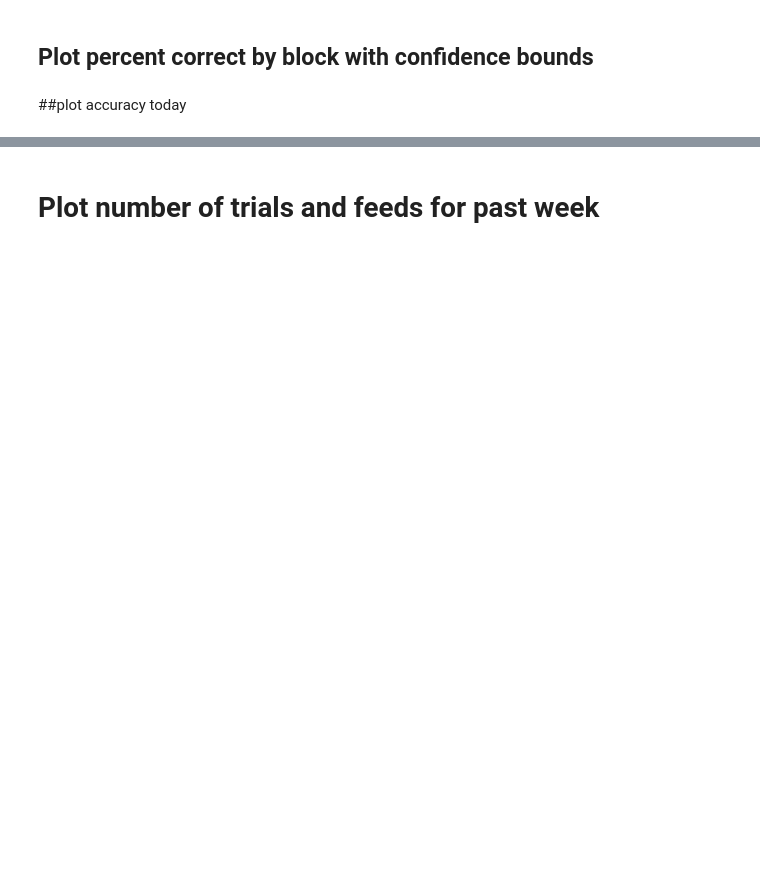
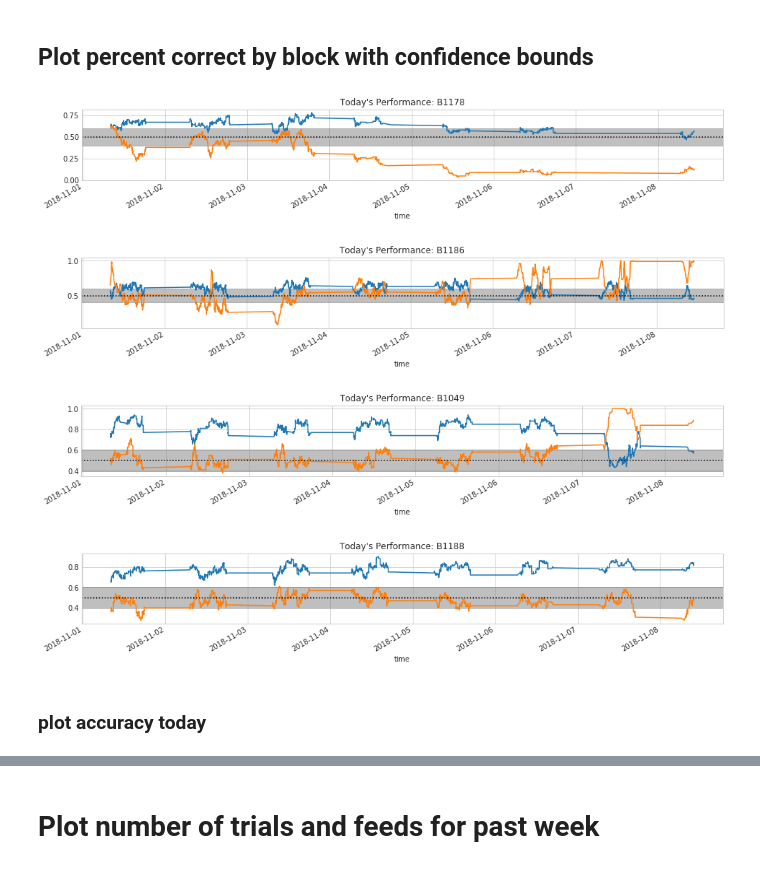
Before and after one commit to gentnerlab/behav-analysis, a Jupyter notebook: notebooks/recent_behavior_analysis.ipynb, the cells around one changed output, grey strips where cells are left out. Drawn from its saved outputs; the diff is of its cells as text; code cells hidden in the pictures; blank space fills up the shorter version.

```diff
--- a/notebooks/recent_behavior_analysis.ipynb
+++ b/notebooks/recent_behavior_analysis.ipynb
@@ -29,8 +38,13 @@ for subj,df in behav_data.items():
 ## Plot percent correct by block with confidence bounds
 # %%
 for subj,df in behav_data.items():
-    behav.plotting.plot_ci_accuracy(subj, df)
+    ci_acc_fig =  plotting.plot_ci_accuracy(subj, df)
+# %% [output]
+[figure, added]
+[figure, added]
+[figure, added]
+[figure, added]
 # %% [markdown]
-##plot accuracy today
+### plot accuracy today
 # %%
 for subj,df in behav_data.items():
```
Also changed, not shown: parts of 7 cells of this notebook, 2 other files.
